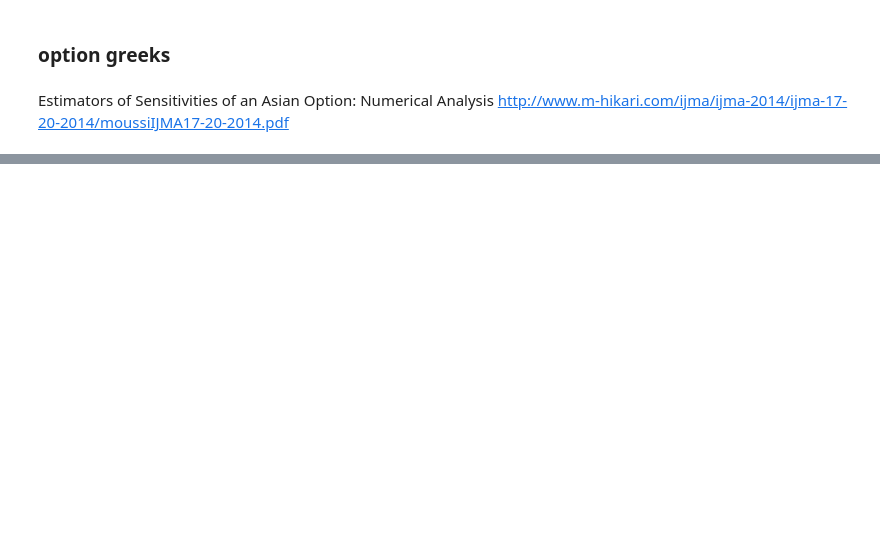
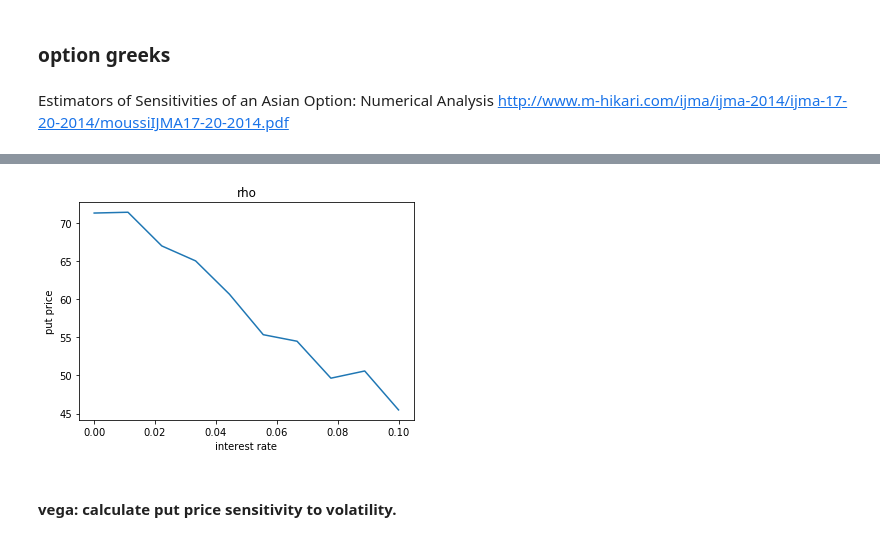
Before and after one commit to leolle/option_pricing, a Jupyter notebook: option_pricing.ipynb, the cells around one changed output, grey strips where cells are left out. Saved outputs shown, nothing was run; the diff lists cells and outputs as text; code cells hidden in the pictures; blank space fills up the shorter version.

```diff
--- a/option_pricing.ipynb
+++ b/option_pricing.ipynb
@@ -76,0 +226,13 @@ for i, value in enumerate(interest_rates):
+# %%
+fig = plt.figure()
+ax = fig.add_subplot(111)
+ax.set_title('rho')
+
+ax.set_xlabel('interest rate')
+ax.set_ylabel('put price')
+ax.plot(interest_rates, put_price_rho)
+plt.show()
+# %% [output]
+[figure, added]
+# %% [markdown]
+####  vega: calculate put price sensitivity to volatility.
```
Also changed, not shown: parts of 19 cells of this notebook, 2 other files.
